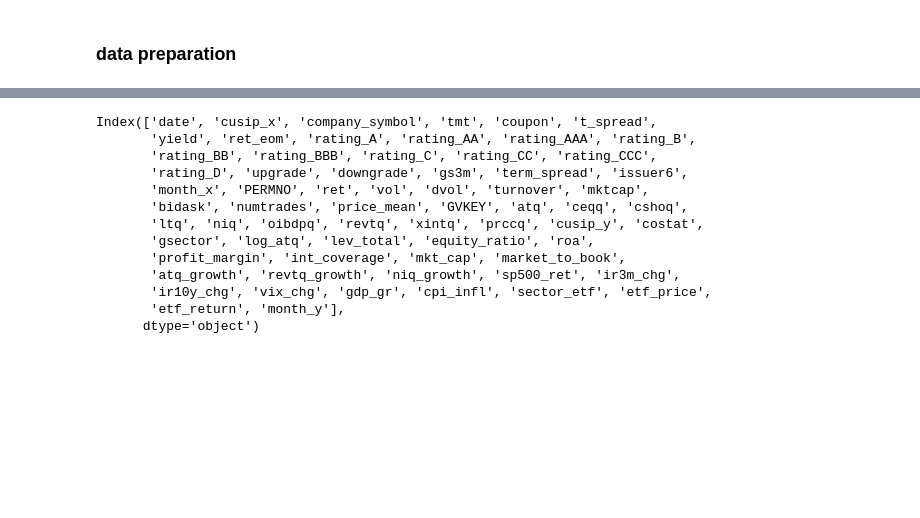
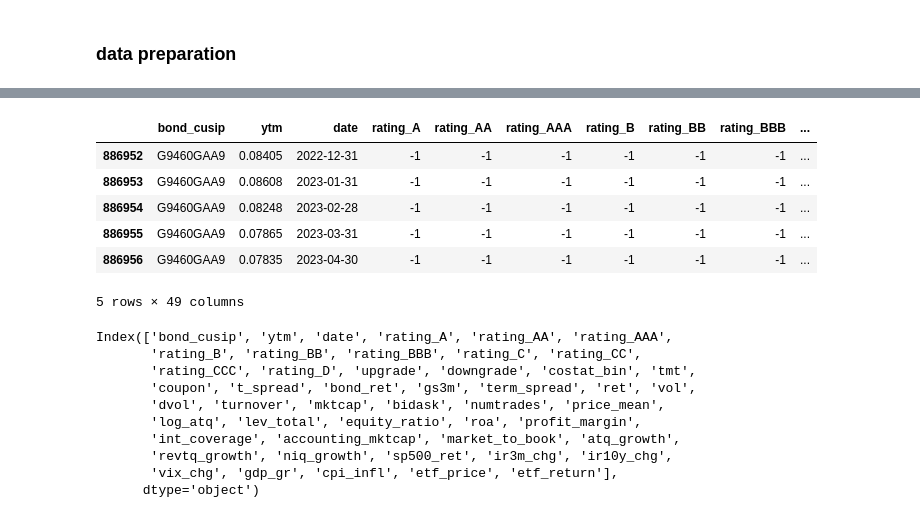
Before and after one commit to QinqinAndMacaulayCat/ml_project, a Jupyter notebook: scripts/Multilayer_perceptron.ipynb, the cells around one changed output, grey strips where cells are left out. Cells and saved outputs as stored; diff of their text form; code cells hidden in the pictures; blank space fills up the shorter version.

```diff
--- a/scripts/Multilayer_perceptron.ipynb
+++ b/scripts/Multilayer_perceptron.ipynb
@@ -9,7 +9,5 @@ import keras
 import tensorflow as tf
 
 
-data_dir = "/Users/matthew/Documents/Rutgers/25 fall/ML/ml_project/data/merged_all.parquet"
+data_dir = "/Users/matthew/Documents/Rutgers/25 fall/ML/ml_project/data/final_merged_clean.parquet"
 data = pd.read_parquet(data_dir)
-
-data.head()
@@ -24,17 +24,24 @@ data.head()
+# %%
+data.tail()
+# %% [output]
+|  | bond_cusip | ytm | date | rating_A | rating_AA | rating_AAA | rating_B | rating_BB | rating_BBB | ... |
+| 886952 | G9460GAA9 | 0.08405 | 2022-12-31 | -1 | -1 | -1 | -1 | -1 | -1 | ... |
+| 886953 | G9460GAA9 | 0.08608 | 2023-01-31 | -1 | -1 | -1 | -1 | -1 | -1 | ... |
+| 886954 | G9460GAA9 | 0.08248 | 2023-02-28 | -1 | -1 | -1 | -1 | -1 | -1 | ... |
+| 886955 | G9460GAA9 | 0.07865 | 2023-03-31 | -1 | -1 | -1 | -1 | -1 | -1 | ... |
+| 886956 | G9460GAA9 | 0.07835 | 2023-04-30 | -1 | -1 | -1 | -1 | -1 | -1 | ... |
+5 rows × 49 columns
 # %%
 data.columns
 # %% [output]
-Index(['date', 'cusip_x', 'company_symbol', 'tmt', 'coupon', 't_spread',
-       'yield', 'ret_eom', 'rating_A', 'rating_AA', 'rating_AAA', 'rating_B',
-       'rating_BB', 'rating_BBB', 'rating_C', 'rating_CC', 'rating_CCC',
-       'rating_D', 'upgrade', 'downgrade', 'gs3m', 'term_spread', 'issuer6',
-       'month_x', 'PERMNO', 'ret', 'vol', 'dvol', 'turnover', 'mktcap',
-       'bidask', 'numtrades', 'price_mean', 'GVKEY', 'atq', 'ceqq', 'cshoq',
-       'ltq', 'niq', 'oibdpq', 'revtq', 'xintq', 'prccq', 'cusip_y', 'costat',
-       'gsector', 'log_atq', 'lev_total', 'equity_ratio', 'roa',
-       'profit_margin', 'int_coverage', 'mkt_cap', 'market_to_book',
-       'atq_growth', 'revtq_growth', 'niq_growth', 'sp500_ret', 'ir3m_chg',
-       'ir10y_chg', 'vix_chg', 'gdp_gr', 'cpi_infl', 'sector_etf', 'etf_price',
-       'etf_return', 'month_y'],
+Index(['bond_cusip', 'ytm', 'date', 'rating_A', 'rating_AA', 'rating_AAA',
+       'rating_B', 'rating_BB', 'rating_BBB', 'rating_C', 'rating_CC',
+       'rating_CCC', 'rating_D', 'upgrade', 'downgrade', 'costat_bin', 'tmt',
+       'coupon', 't_spread', 'bond_ret', 'gs3m', 'term_spread', 'ret', 'vol',
+       'dvol', 'turnover', 'mktcap', 'bidask', 'numtrades', 'price_mean',
+       'log_atq', 'lev_total', 'equity_ratio', 'roa', 'profit_margin',
+       'int_coverage', 'accounting_mktcap', 'market_to_book', 'atq_growth',
+       'revtq_growth', 'niq_growth', 'sp500_ret', 'ir3m_chg', 'ir10y_chg',
+       'vix_chg', 'gdp_gr', 'cpi_infl', 'etf_price', 'etf_return'],
       dtype='object')
 # %%
```
Also changed, not shown: parts of 21 cells of this notebook, 1 other file.
